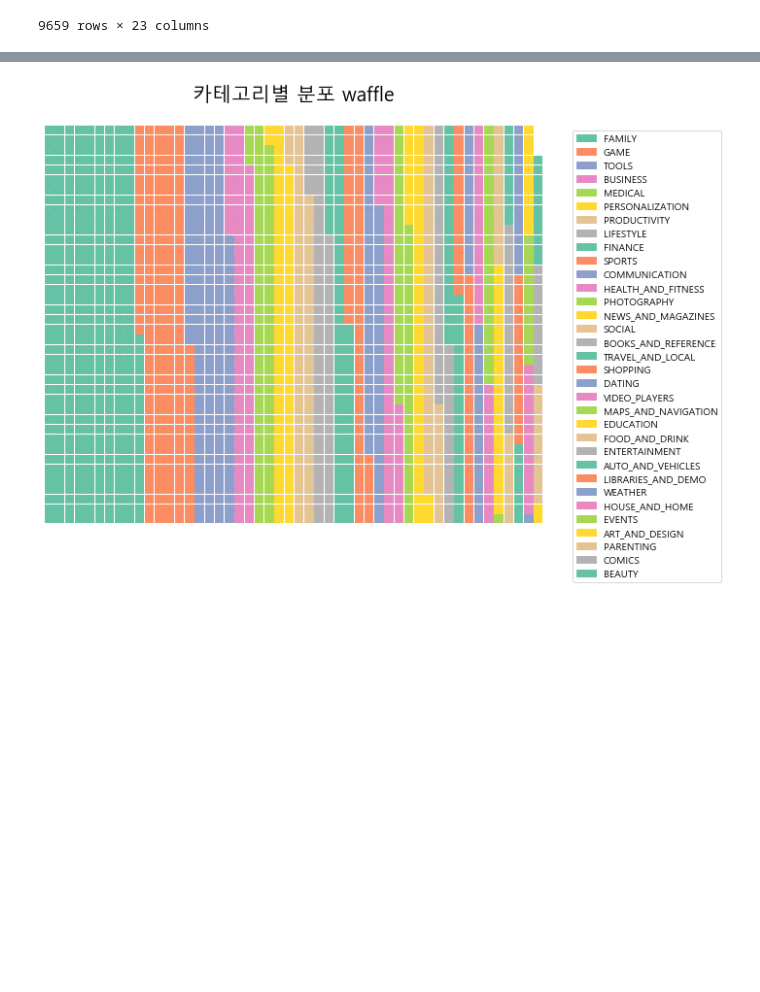
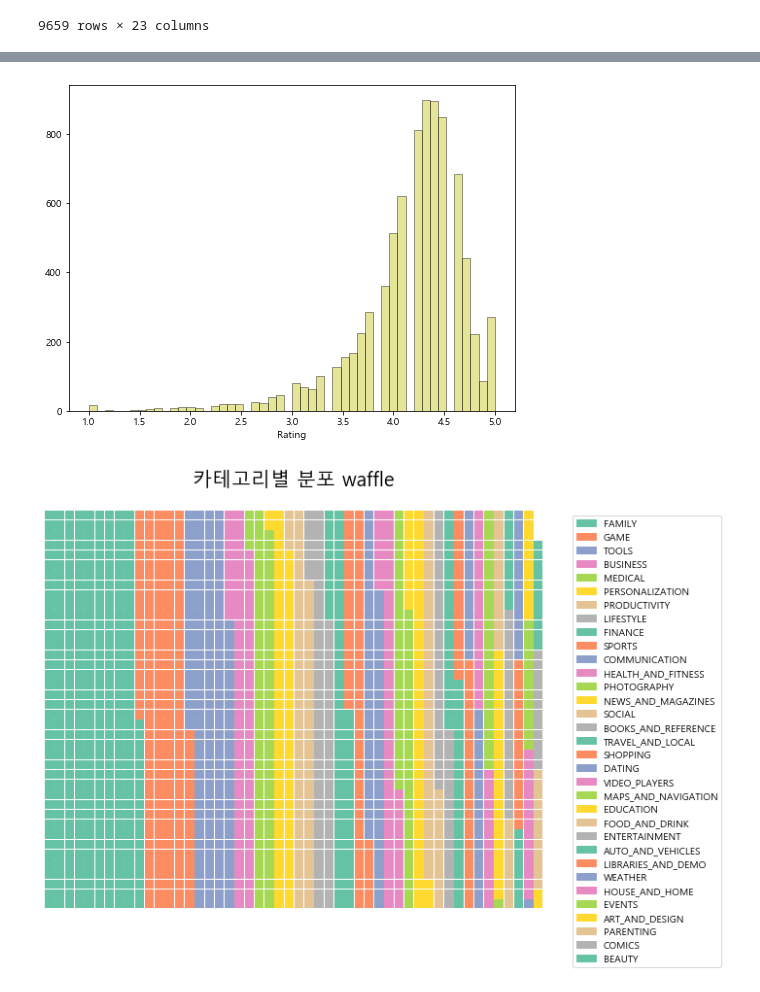
Before and after one commit to gyubok-lee/remind, a Jupyter notebook: visualization2.ipynb, the cells around one changed output, grey strips where cells are left out. Saved outputs shown, nothing was run; the diff lists cells and outputs as text; code cells hidden in the pictures; blank space fills up the shorter version.

```diff
--- a/visualization2.ipynb
+++ b/visualization2.ipynb
@@ -52,3 +54,12 @@ plt.show()
+# %%
+# distplot
+plt.figure(figsize = (8,6))
+sns.distplot(df['Rating'], kde=False,
+              color = 'y', bins = 50,
+            hist_kws=dict(edgecolor="k", linewidth=1))
+plt.show()
+# %% [output]
+[figure, added]
 # %%
 #waffle
 
```
Also changed, not shown: parts of 19 cells of this notebook.
